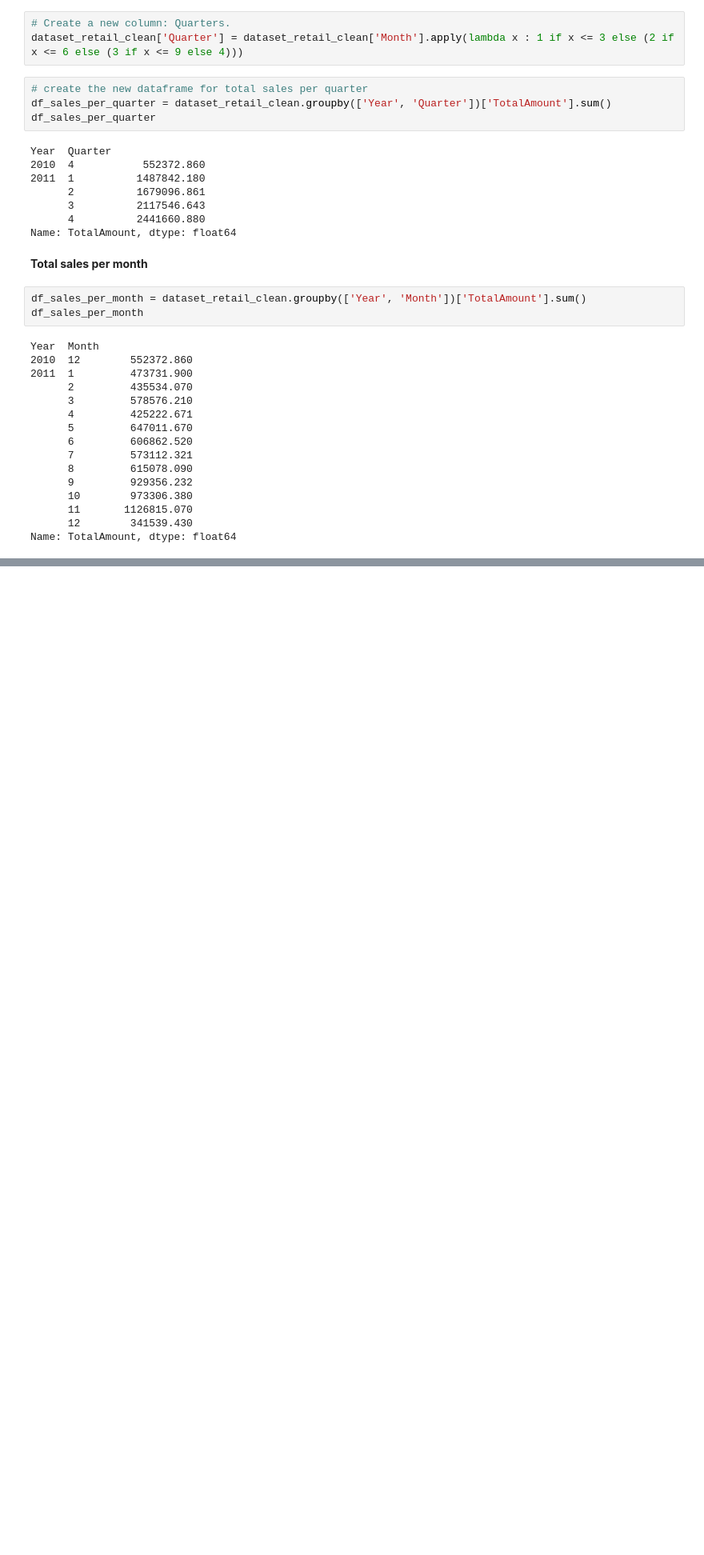
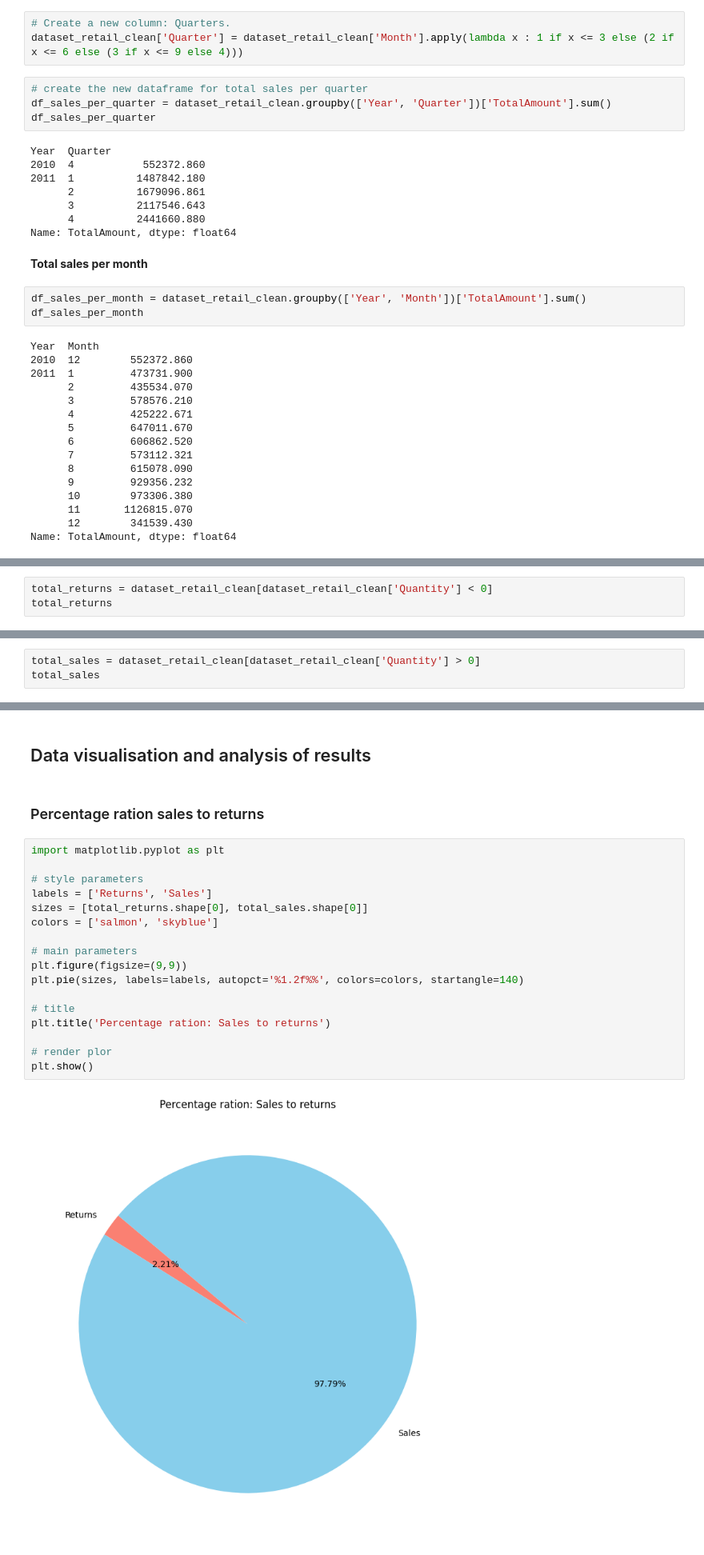
Before and after one commit to iaaron-xyz/python-for-science-and-data, a Jupyter notebook: Projects/project_retail_analysis/retail_analysis.ipynb, the cells around one changed output, grey strips where cells are left out. Shown: that part at 80% size. Drawn from its saved outputs; the diff is of its cells as text; blank space fills up the shorter version.

Commit message:
Create visualisations for interesting results

```diff
--- a/Projects/project_retail_analysis/retail_analysis.ipynb
+++ b/Projects/project_retail_analysis/retail_analysis.ipynb
@@ -294,0 +299,3 @@ Name: TotalAmount, dtype: float64
+# %%
+total_returns = dataset_retail_clean[dataset_retail_clean['Quantity'] < 0]
+total_returns
@@ -294,0 +316,3 @@ Name: TotalAmount, dtype: float64
+# %%
+total_sales = dataset_retail_clean[dataset_retail_clean['Quantity'] > 0]
+total_sales
@@ -294,0 +333,23 @@ Name: TotalAmount, dtype: float64
+# %% [markdown]
+## Data visualisation and analysis of results
+# %% [markdown]
+### Percentage ration sales to returns
+# %%
+import matplotlib.pyplot as plt
+
+# style parameters
+labels = ['Returns', 'Sales']
+sizes = [total_returns.shape[0], total_sales.shape[0]]
+colors = ['salmon', 'skyblue']
+
+# main parameters
+plt.figure(figsize=(9,9))
+plt.pie(sizes, labels=labels, autopct='%1.2f%%', colors=colors, startangle=140)
+
+# title
+plt.title('Percentage ration: Sales to returns')
+
+# render plor
+plt.show()
+# %% [output]
+[figure, added]
```
Also changed, not shown: parts of 23 cells of this notebook.
